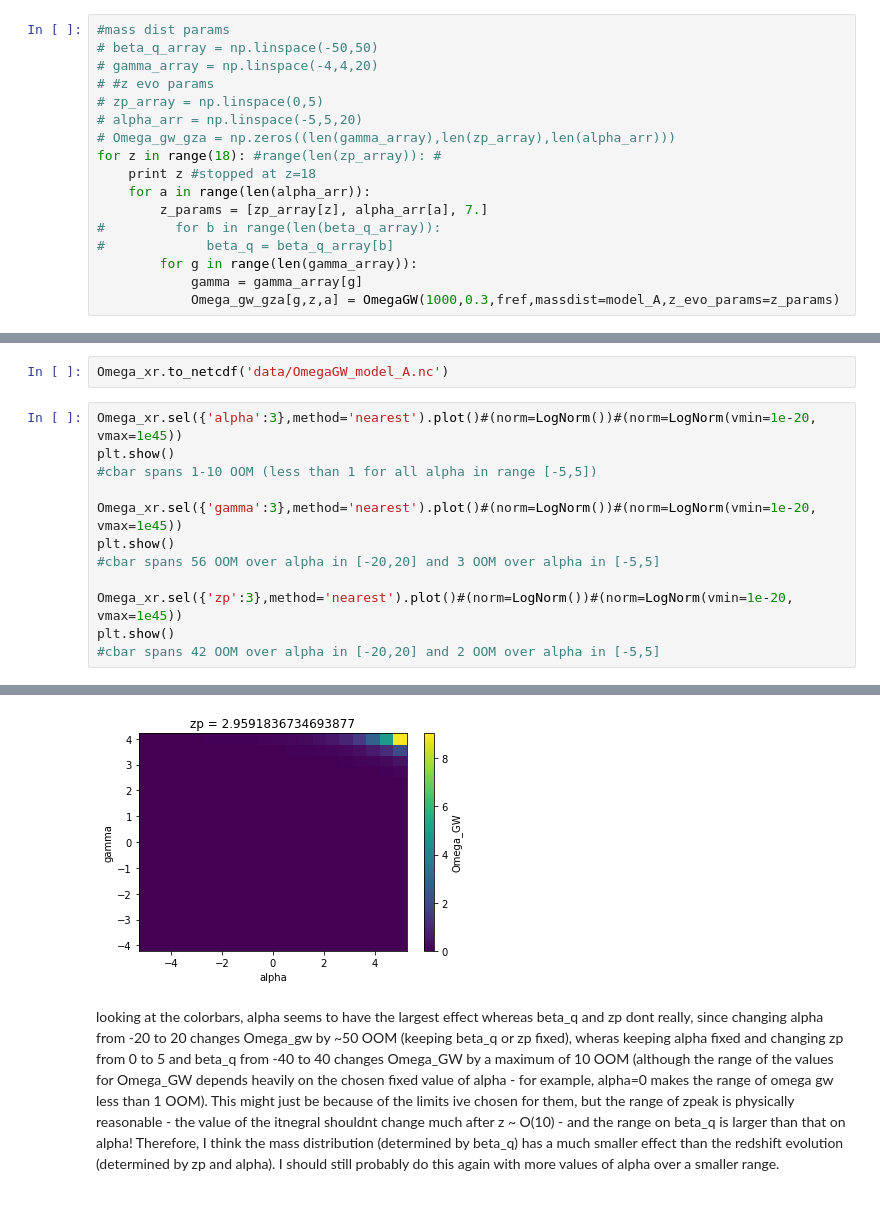
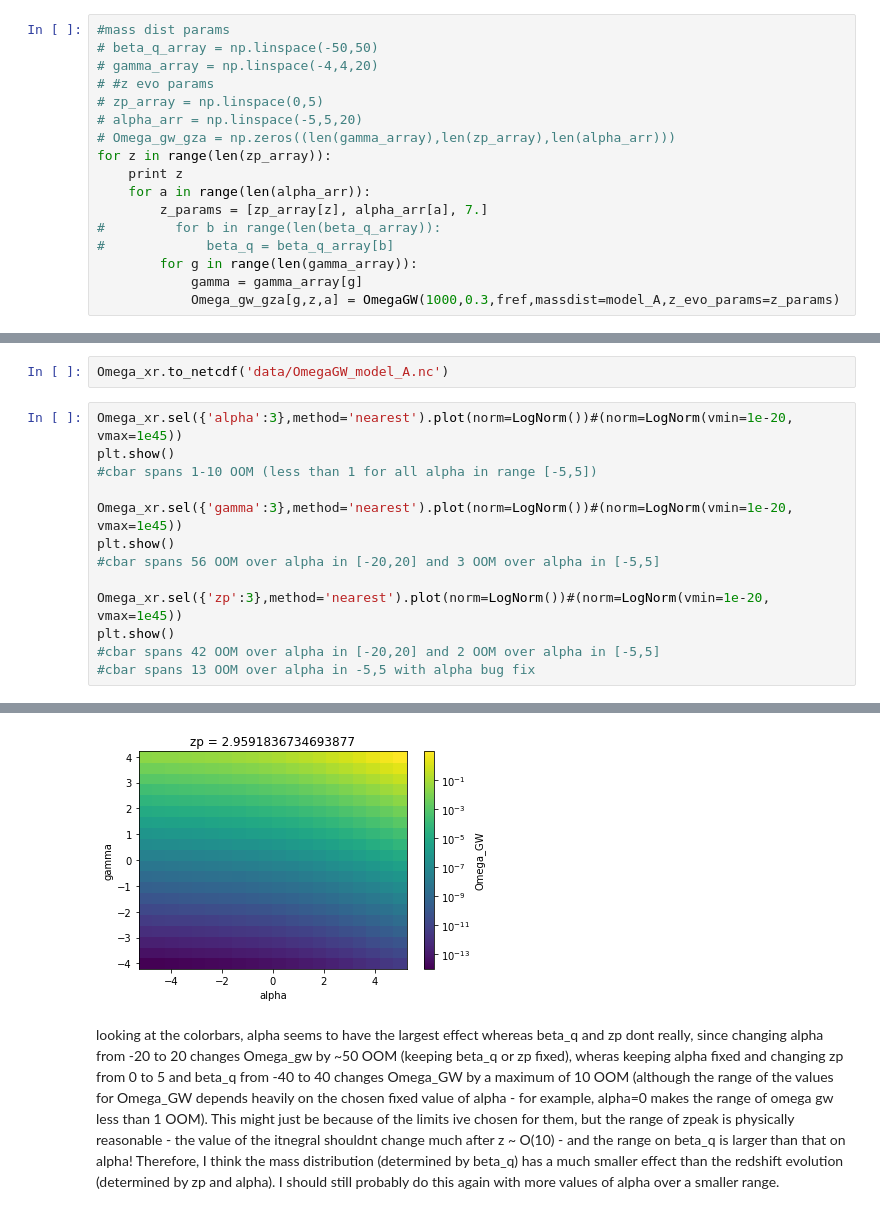
Before and after one commit to afarah18/stochastic_cosmo, a Jupyter notebook: horizon_dist_calculator.ipynb, the cells around one changed output, grey strips where cells are left out. Drawn from its saved outputs; the diff is of its cells as text.

```diff
--- a/horizon_dist_calculator.ipynb
+++ b/horizon_dist_calculator.ipynb
@@ -287,8 +287,8 @@ The contour of `Omega_GW == Omega_gw_limit` for a given `alpha` is the function
 # zp_array = np.linspace(0,5)
 # alpha_arr = np.linspace(-5,5,20)
 # Omega_gw_gza = np.zeros((len(gamma_array),len(zp_array),len(alpha_arr)))
-for z in range(18): #range(len(zp_array)): #
-    print z #stopped at z=18
+for z in range(len(zp_array)):
+    print z
     for a in range(len(alpha_arr)):
         z_params = [zp_array[z], alpha_arr[a], 7.]
 #         for b in range(len(beta_q_array)):
@@ -323,15 +323,16 @@ Omega_xr = xr.DataArray(Omega_gw_gza,
 # %%
 Omega_xr.to_netcdf('data/OmegaGW_model_A.nc')
 # %%
-Omega_xr.sel({'alpha':3},method='nearest').plot()#(norm=LogNorm())#(norm=LogNorm(vmin=1e-20, vmax=1e45))
+Omega_xr.sel({'alpha':3},method='nearest').plot(norm=LogNorm())#(norm=LogNorm(vmin=1e-20, vmax=1e45))
 plt.show()
 #cbar spans 1-10 OOM (less than 1 for all alpha in range [-5,5])
 
-Omega_xr.sel({'gamma':3},method='nearest').plot()#(norm=LogNorm())#(norm=LogNorm(vmin=1e-20, vmax=1e45))
+Omega_xr.sel({'gamma':3},method='nearest').plot(norm=LogNorm())#(norm=LogNorm(vmin=1e-20, vmax=1e45))
 plt.show()
 #cbar spans 56 OOM over alpha in [-20,20] and 3 OOM over alpha in [-5,5]
 
-Omega_xr.sel({'zp':3},method='nearest').plot()#(norm=LogNorm())#(norm=LogNorm(vmin=1e-20, vmax=1e45))
+Omega_xr.sel({'zp':3},method='nearest').plot(norm=LogNorm())#(norm=LogNorm(vmin=1e-20, vmax=1e45))
 plt.show()
 #cbar spans 42 OOM over alpha in [-20,20] and 2 OOM over alpha in [-5,5]
+#cbar spans 13 OOM over alpha in -5,5 with alpha bug fix
 # %% [output]
@@ -340,4 +341,4 @@ plt.show()
-[figure, old version]
+[figure, new version]
 # %% [markdown]
 looking at the colorbars, alpha seems to have the largest effect whereas beta_q and zp dont really, since changing alpha from -20 to 20 changes Omega_gw by ~50 OOM (keeping beta_q or zp fixed), wheras keeping alpha fixed and changing zp from 0 to 5 and beta_q from -40 to 40 changes Omega_GW by a maximum of 10 OOM (although the range of the values for Omega_GW depends heavily on the chosen fixed value of alpha - for example, alpha=0 makes the range of omega gw less than 1 OOM). This might just be because of the limits ive chosen for them, but the range of zpeak is physically reasonable - the value of the itnegral shouldnt change much after z ~ O(10) - and the range on beta_q is larger than that on alpha! Therefore, I think the mass distribution (determined by beta_q) has a much smaller effect than the redshift evolution (determined by zp and alpha). I should still probably do this again with more values of alpha over a smaller range.
 # %%
```
Also changed, not shown: parts of 16 cells of this notebook.
